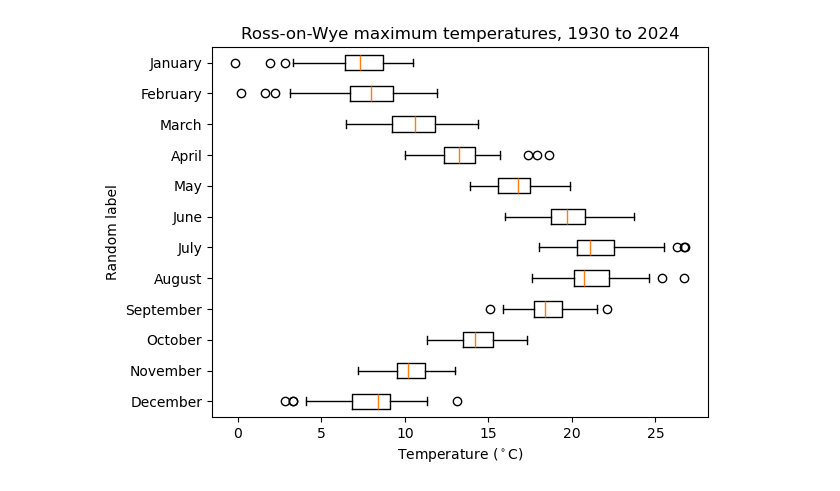
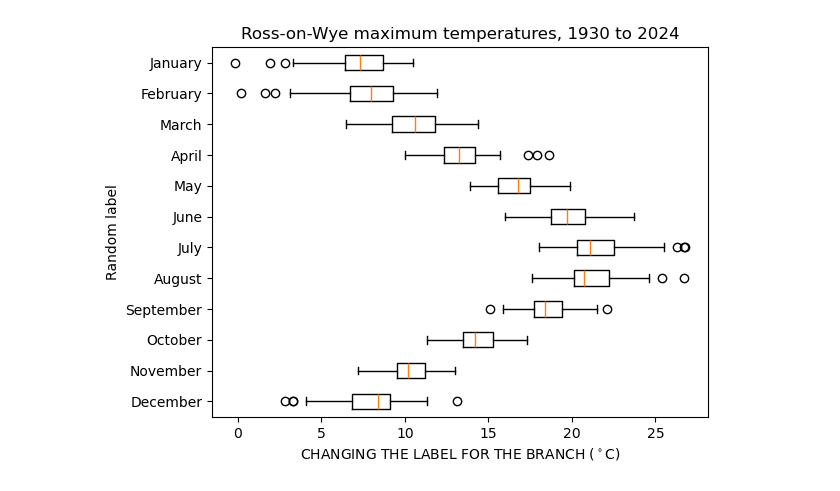
Before and after one commit to JoshSargeant/uob_geogm0054_slc, a Jupyter notebook: my_practical5.ipynb, the cells around one changed output. Saved outputs shown, nothing was run; the diff lists cells and outputs as text; code cells hidden in the pictures.

```diff
--- a/my_practical5.ipynb
+++ b/my_practical5.ipynb
@@ -7,20 +7,20 @@ year, month, tmax, tmin = np.loadtxt('rossonwyedata.txt',skiprows=7,usecols=(0,1
 # %%
 month_nums = range(1,13) # 1 to 12, inclusive
 month_names = [month_name[mm] for mm in month_nums]
 
 #create a list of 1D arrays, 1 for each month
 tmax_by_month = [tmax[month == mm] for mm in month_nums]
 
 #HINT reverse the month order to place January at the top
 tmax_by_month.reverse()
 month_names.reverse()
 
 #boxplot produces one box-and whisker for each 1D array in a list
 fig, ax = plt.subplots(1,1)
 __ = ax.boxplot(tmax_by_month, vert=False, labels = month_names)
 # HINT add the keyword argument labels=month_names (Python < 3.9) or tick_labels=month_names (Python >= 3.9)
-__ = ax.set_xlabel(r'Temperature ($^\circ$C)')
+__ = ax.set_xlabel(r'CHANGING THE LABEL FOR THE BRANCH ($^\circ$C)')
 __ = ax.set_ylabel('Random label')
 __ = ax.set_title(f'Ross-on-Wye maximum temperatures, {int(np.min(year))} to {int(np.max(year))}')
 # %% [output]
-[figure, old version]
+[figure, new version]
```
